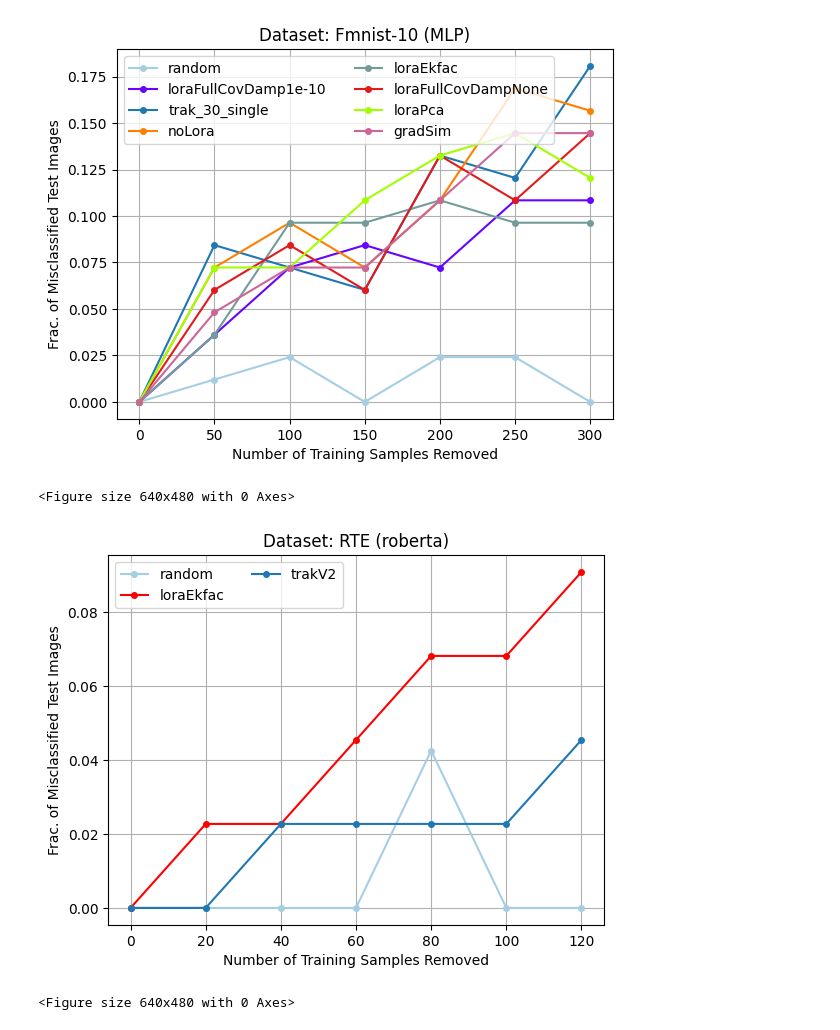
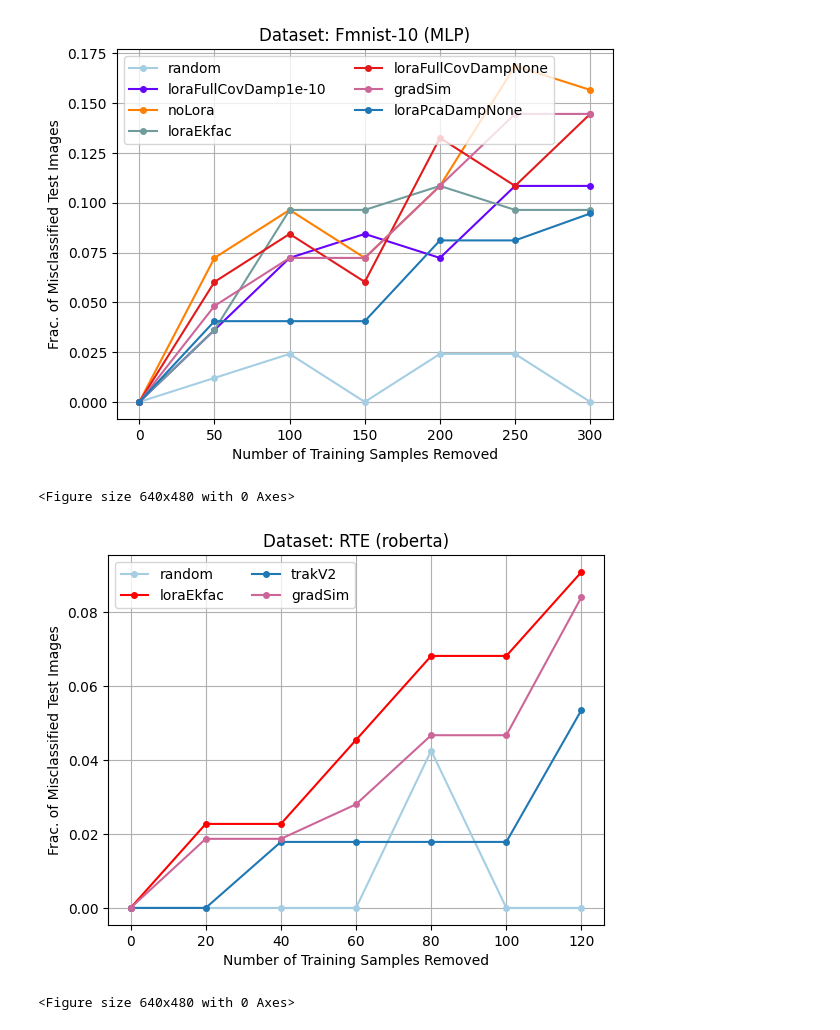
Before and after one commit to logix-project/logix, a Jupyter notebook: examples/notebooks/cifar10/plot_emsemble_brittleness.ipynb, the cells around one changed output. Cells and saved outputs as stored; diff of their text form; code cells hidden in the pictures.

```diff
--- a/examples/notebooks/cifar10/plot_emsemble_brittleness.ipynb
+++ b/examples/notebooks/cifar10/plot_emsemble_brittleness.ipynb
@@ -43,7 +43,7 @@ def main(data_name: str) -> None:
         # "trak_30_model0_epoch25_their_ckpt", #invalid
         # "initrandom_rank64_use_loraTrue_ekfacTrue_damping1e-10_tag_model_id0_logit_lossTrue",
         "initpca_rank64_lorapca_hessianekfac_damping1e-10_tag_model_id0",
-        "rank64_damping1e-10_tag_model_id0"
+        "rank64_damping1e-10_tag_model_id0",
     ]
 
     base = 0.0
@@ -115,12 +114,13 @@ def main(data_name: str) -> None:
         # "initrandom_rank64_use_loraTrue_use_full_covarianceTrue_sampleFalse_ekfacFalse_damping1e-10_use_augmented_dataFalse_grad_simFalse_tag_model_id_10",
         "initrandom_rank64_use_loraTrue_use_full_covarianceTrue_sampleFalse_ekfacFalse_damping1e-10_use_augmented_dataFalse_grad_simFalse_tag_model_id0",
         # "initrandom_rank64_use_loraTrue_use_full_covarianceTrue_sampleFalse_ekfacFalse_damping1e-10_use_augmented_dataFalse_grad_simFalse_tag_model_id_10",
-        "trak_30_single",
+        # "trak_30_single",
         "initrandom_rank64_damping1e-10_tag_model_id0",
         "initrandom_rank64_use_loraTrue_ekfacTrue_damping1e-10_tag_model_id0",
         "initrandom_rank64_use_loraTrue_use_full_covarianceTrue_dampingNone_tag_model_id0",
-        "initpca_rank64_lorapca_hessianekfac_damping1e-10_tag_model_id0",
-        "rank64_damping1e-10_tag_model_id0"
+        # "initpca_rank64_lorapca_hessianekfac_damping1e-10_tag_model_id0",
+        "rank64_damping1e-10_tag_model_id0",
+        "initpca_rank64_lorapca_hessianekfac_dampingNone_tag_model_id0"
     ]
 
     base = 0.0
@@ -130,34 +130,34 @@ def main(data_name: str) -> None:
 
     for algo_name in algo_name_lst:
         results = torch.load(
             f"../../files/ensemble_brittleness_results/data_{data_name.lower()}/{algo_name}.pt"
         )
 
         results = np.array(results["results"])
         avg_results = results.sum(0) / results.shape[0]
         plt.plot(
             [0] + intervals,
             [base] + list(avg_results),
             "o-",
             label=get_name(algo_name),
             c=get_color(algo_name),
             markersize=MARKER_SIZE,
         )
 
     plt.legend(ncol=2)
     plt.title("Dataset: Fmnist-10 (MLP)")
 
     plt.ylabel("Frac. of Misclassified Test Images")
     plt.xlabel("Number of Training Samples Removed")
     plt.grid()
     plt.show()
     plt.clf()
 
 
 if __name__ == "__main__":
     main(data_name="fmnist")
 # %% [output]
-[figure, old version]
+[figure, new version]
 <Figure size 640x480 with 0 Axes>
 # %%
 intervals
@@ -166,7 +166,8 @@ def main(data_name: str) -> None:
     algo_name_lst = [
         "random",
         "initrandom_rank64_lorarandom_hessianekfac_damping1e-10_tag_model_id0",
-        "TrakRobertaV2"
+        "TrakRobertaV2",
+        "rank64_dampingNone_tag_model_id0"
     ]
 
     base = 0.0
@@ -202,5 +203,5 @@ def main(data_name: str) -> None:
 if __name__ == "__main__":
     main(data_name="rte")
 # %% [output]
-[figure, old version]
+[figure, new version]
 <Figure size 640x480 with 0 Axes>
```
Also changed, not shown: parts of 1 cell of this notebook, 6 other files.
